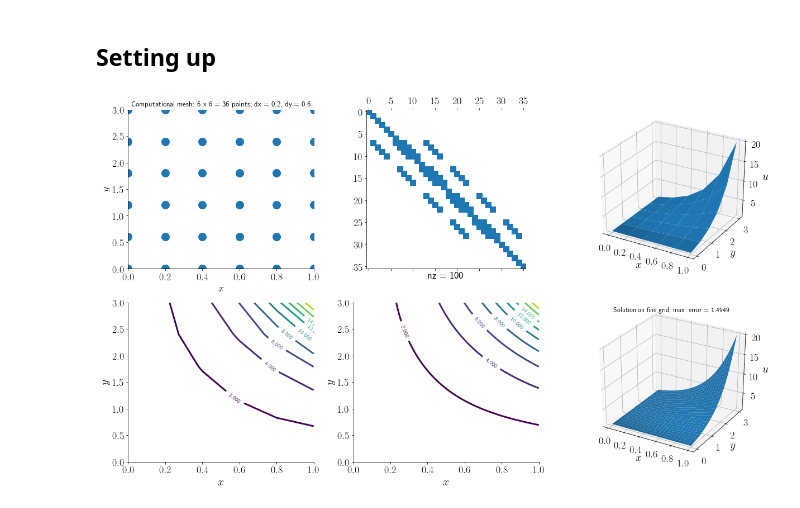
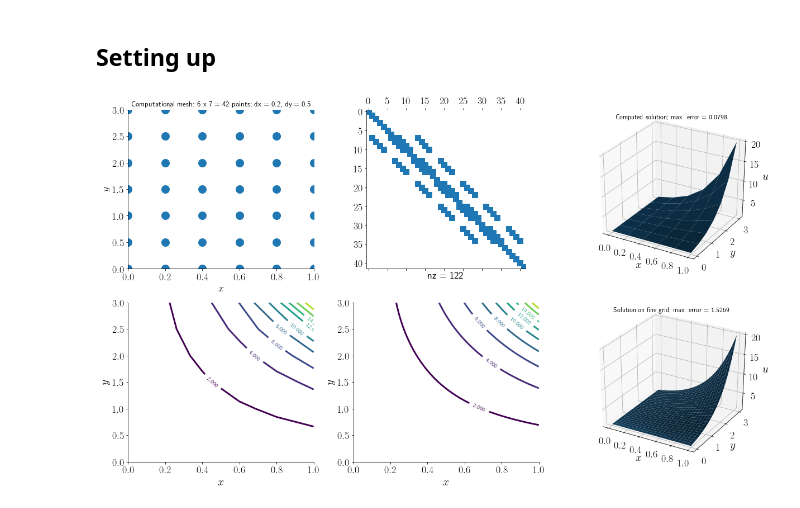
Before and after one commit to jnlucero96/apma922, a Jupyter notebook: assignment02/ipy_notebooks/5pt-Laplacian_matlab_translation.ipynb, the cells around one changed output. Cells and saved outputs as stored; diff of their text form; code cells hidden in the pictures.

```diff
--- a/assignment02/ipy_notebooks/5pt-Laplacian_matlab_translation.ipynb
+++ b/assignment02/ipy_notebooks/5pt-Laplacian_matlab_translation.ipynb
@@ -221,7 +217,7 @@ class five_pt_laplacian(object):
         fig.subplots_adjust(right=0.98)
         fig.savefig("5pt_laplacian_example.pdf")
 # %%
-sample = five_pt_laplacian()
+sample = five_pt_laplacian(m=4,n=5)
 sample.get_plot()
 # %% [output]
-[figure, old version]
+[figure, new version]
```
Also changed, not shown: parts of 2 cells of this notebook, 1 other file.
